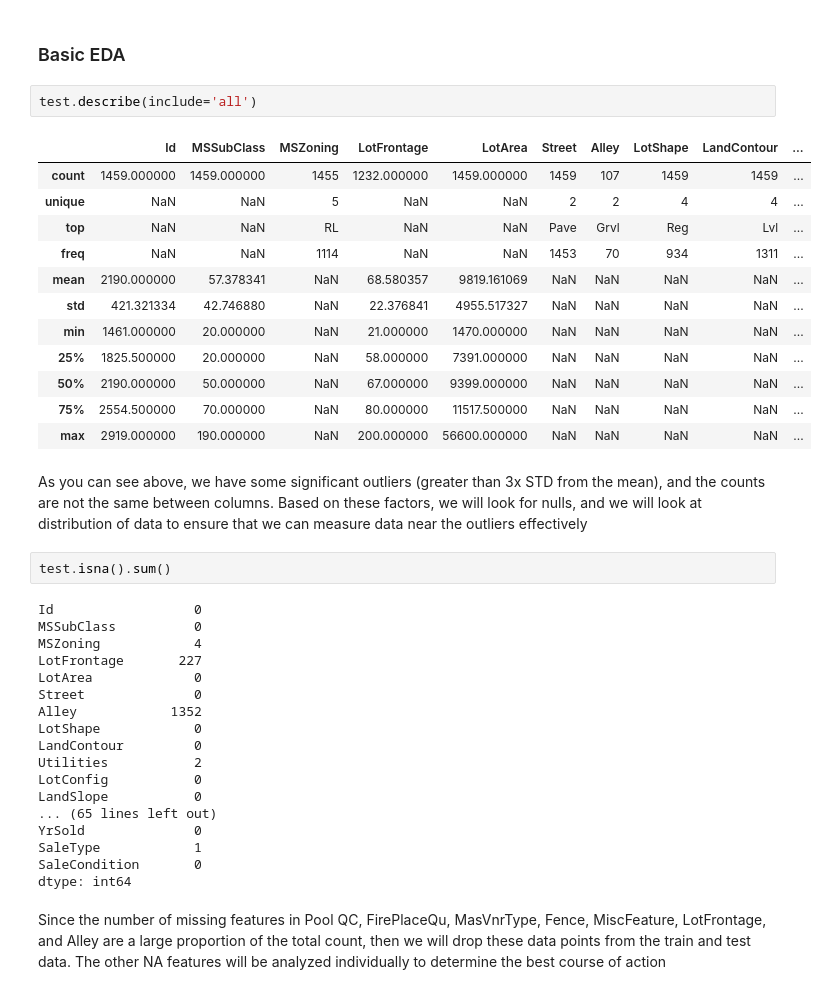
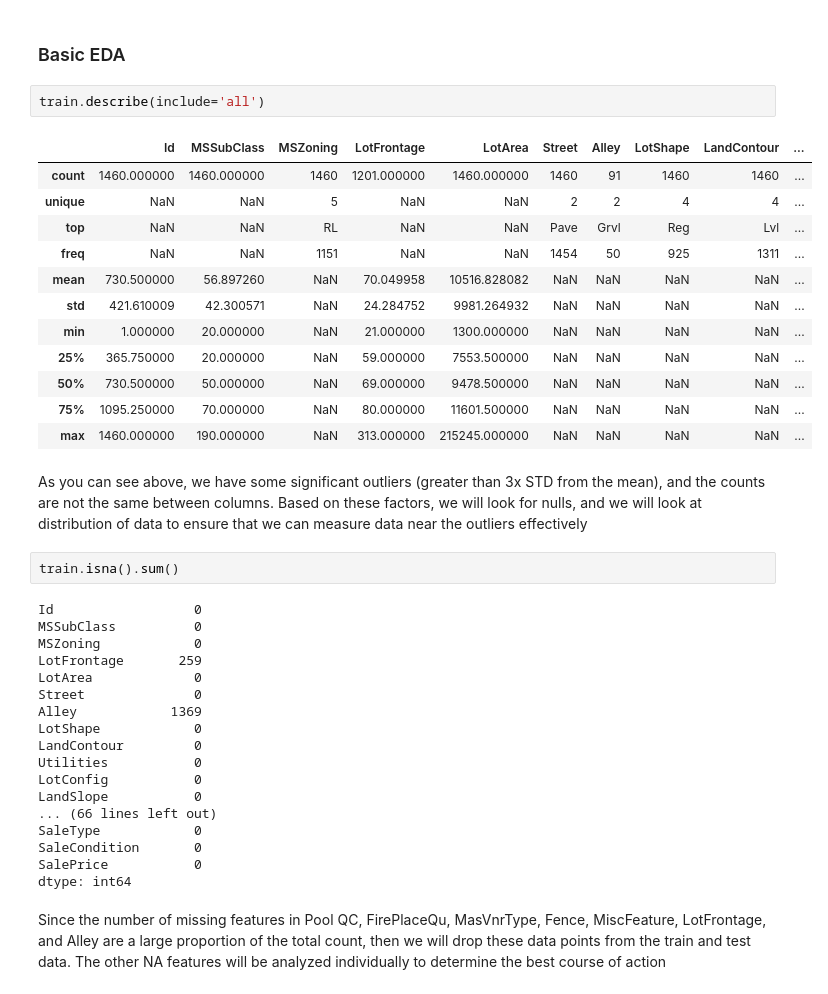
Before and after one commit to nzmel/Housing-Price-Prediction, a Jupyter notebook: notebook1644f977fa.ipynb, the cells around one changed output. Cells and saved outputs as stored; diff of their text form.

```diff
--- a/notebook1644f977fa.ipynb
+++ b/notebook1644f977fa.ipynb
@@ -30,42 +32,42 @@ train=pd.read_csv("/kaggle/input/house-prices-advanced-regression-techniques/tra
 # %% [markdown]
 ### Basic EDA
 # %%
-test.describe(include='all')
+train.describe(include='all')
 # %% [output]
 |  | Id | MSSubClass | MSZoning | LotFrontage | LotArea | Street | Alley | LotShape | LandContour | ... |
-| count | 1459.000000 | 1459.000000 | 1455 | 1232.000000 | 1459.000000 | 1459 | 107 | 1459 | 1459 | ... |
+| count | 1460.000000 | 1460.000000 | 1460 | 1201.000000 | 1460.000000 | 1460 | 91 | 1460 | 1460 | ... |
 | unique | NaN | NaN | 5 | NaN | NaN | 2 | 2 | 4 | 4 | ... |
 | top | NaN | NaN | RL | NaN | NaN | Pave | Grvl | Reg | Lvl | ... |
-| freq | NaN | NaN | 1114 | NaN | NaN | 1453 | 70 | 934 | 1311 | ... |
-| mean | 2190.000000 | 57.378341 | NaN | 68.580357 | 9819.161069 | NaN | NaN | NaN | NaN | ... |
-| std | 421.321334 | 42.746880 | NaN | 22.376841 | 4955.517327 | NaN | NaN | NaN | NaN | ... |
-| min | 1461.000000 | 20.000000 | NaN | 21.000000 | 1470.000000 | NaN | NaN | NaN | NaN | ... |
-| 25% | 1825.500000 | 20.000000 | NaN | 58.000000 | 7391.000000 | NaN | NaN | NaN | NaN | ... |
-| 50% | 2190.000000 | 50.000000 | NaN | 67.000000 | 9399.000000 | NaN | NaN | NaN | NaN | ... |
-| 75% | 2554.500000 | 70.000000 | NaN | 80.000000 | 11517.500000 | NaN | NaN | NaN | NaN | ... |
-| max | 2919.000000 | 190.000000 | NaN | 200.000000 | 56600.000000 | NaN | NaN | NaN | NaN | ... |
+| freq | NaN | NaN | 1151 | NaN | NaN | 1454 | 50 | 925 | 1311 | ... |
+| mean | 730.500000 | 56.897260 | NaN | 70.049958 | 10516.828082 | NaN | NaN | NaN | NaN | ... |
+| std | 421.610009 | 42.300571 | NaN | 24.284752 | 9981.264932 | NaN | NaN | NaN | NaN | ... |
+| min | 1.000000 | 20.000000 | NaN | 21.000000 | 1300.000000 | NaN | NaN | NaN | NaN | ... |
+| 25% | 365.750000 | 20.000000 | NaN | 59.000000 | 7553.500000 | NaN | NaN | NaN | NaN | ... |
+| 50% | 730.500000 | 50.000000 | NaN | 69.000000 | 9478.500000 | NaN | NaN | NaN | NaN | ... |
+| 75% | 1095.250000 | 70.000000 | NaN | 80.000000 | 11601.500000 | NaN | NaN | NaN | NaN | ... |
+| max | 1460.000000 | 190.000000 | NaN | 313.000000 | 215245.000000 | NaN | NaN | NaN | NaN | ... |
 # %% [markdown]
 As you can see above, we have some significant outliers (greater than 3x STD from the mean), and the counts are not the same between columns.
 Based on these factors, we will look for nulls, and we will look at distribution of data to ensure that we can measure data near the outliers effectively
 # %%
-test.isna().sum()
+train.isna().sum()
 # %% [output]
 Id                  0
 MSSubClass          0
-MSZoning            4
-LotFrontage       227
+MSZoning            0
+LotFrontage       259
 LotArea             0
 Street              0
-Alley            1352
+Alley            1369
 LotShape            0
 LandContour         0
-Utilities           2
+Utilities           0
 LotConfig           0
 LandSlope           0
-... (65 lines left out)
-YrSold              0
-SaleType            1
+... (66 lines left out)
+SaleType            0
 SaleCondition       0
+SalePrice           0
 dtype: int64
 # %% [markdown]
 Since the number of missing features in Pool QC, FirePlaceQu, MasVnrType, Fence, MiscFeature, LotFrontage, and Alley are a large proportion of the total count, then we will drop these data points from the train and test data.
```
Also changed, not shown: parts of 20 cells of this notebook.
